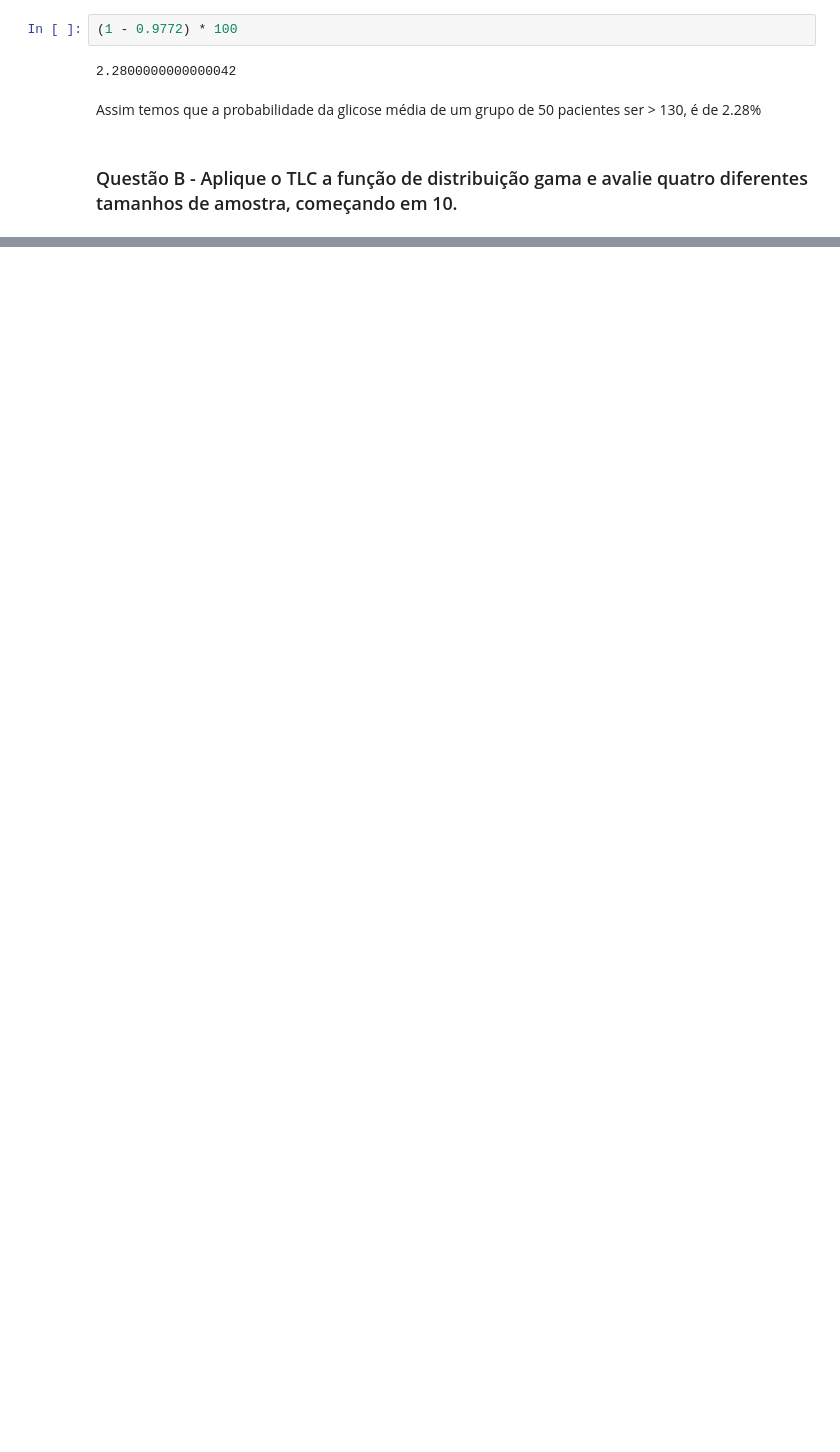
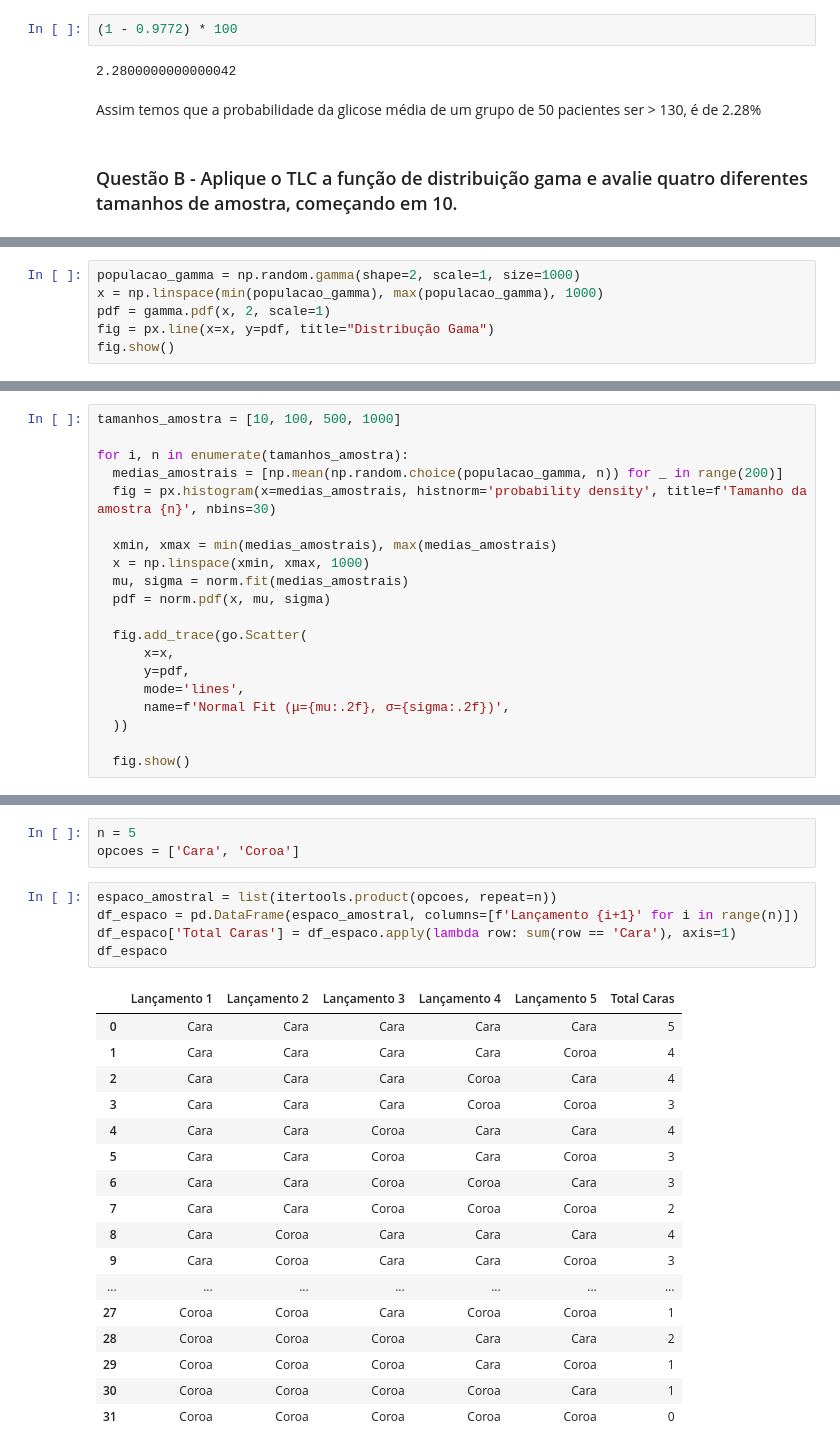
Before and after one commit to FantySantos/Estatistica_e_LLMs, a Jupyter notebook: Atividade_1_parte_2.ipynb, the cells around one changed output, grey strips where cells are left out. Drawn from its saved outputs; the diff is of its cells as text; blank space fills up the shorter version.

```diff
--- a/Atividade_1_parte_2.ipynb
+++ b/Atividade_1_parte_2.ipynb
@@ -187,0 +192,6 @@ Assim temos que a probabilidade da glicose média de um grupo de 50 pacientes se
+# %%
+populacao_gamma = np.random.gamma(shape=2, scale=1, size=1000)
+x = np.linspace(min(populacao_gamma), max(populacao_gamma), 1000)
+pdf = gamma.pdf(x, 2, scale=1)
+fig = px.line(x=x, y=pdf, title="Distribução Gama")
+fig.show()
@@ -187,0 +202,20 @@ Assim temos que a probabilidade da glicose média de um grupo de 50 pacientes se
+# %%
+tamanhos_amostra = [10, 100, 500, 1000]
+
+for i, n in enumerate(tamanhos_amostra):
+  medias_amostrais = [np.mean(np.random.choice(populacao_gamma, n)) for _ in range(200)]
+  fig = px.histogram(x=medias_amostrais, histnorm='probability density', title=f'Tamanho da amostra {n}', nbins=30)
+
+  xmin, xmax = min(medias_amostrais), max(medias_amostrais)
+  x = np.linspace(xmin, xmax, 1000)
+  mu, sigma = norm.fit(medias_amostrais)
+  pdf = norm.pdf(x, mu, sigma)
+
+  fig.add_trace(go.Scatter(
+      x=x,
+      y=pdf,
+      mode='lines',
+      name=f'Normal Fit (μ={mu:.2f}, σ={sigma:.2f})',
+  ))
+
+  fig.show()
@@ -187,0 +239,26 @@ Assim temos que a probabilidade da glicose média de um grupo de 50 pacientes se
+# %%
+n = 5
+opcoes = ['Cara', 'Coroa']
+# %%
+espaco_amostral = list(itertools.product(opcoes, repeat=n))
+df_espaco = pd.DataFrame(espaco_amostral, columns=[f'Lançamento {i+1}' for i in range(n)])
+df_espaco['Total Caras'] = df_espaco.apply(lambda row: sum(row == 'Cara'), axis=1)
+df_espaco
+# %% [output]
+|  | Lançamento 1 | Lançamento 2 | Lançamento 3 | Lançamento 4 | Lançamento 5 | Total Caras |
+| 0 | Cara | Cara | Cara | Cara | Cara | 5 |
+| 1 | Cara | Cara | Cara | Cara | Coroa | 4 |
+| 2 | Cara | Cara | Cara | Coroa | Cara | 4 |
+| 3 | Cara | Cara | Cara | Coroa | Coroa | 3 |
+| 4 | Cara | Cara | Coroa | Cara | Cara | 4 |
+| 5 | Cara | Cara | Coroa | Cara | Coroa | 3 |
+| 6 | Cara | Cara | Coroa | Coroa | Cara | 3 |
+| 7 | Cara | Cara | Coroa | Coroa | Coroa | 2 |
+| 8 | Cara | Coroa | Cara | Cara | Cara | 4 |
+| 9 | Cara | Coroa | Cara | Cara | Coroa | 3 |
+| ... | ... | ... | ... | ... | ... | ... |
+| 27 | Coroa | Coroa | Cara | Coroa | Coroa | 1 |
+| 28 | Coroa | Coroa | Coroa | Cara | Cara | 2 |
+| 29 | Coroa | Coroa | Coroa | Cara | Coroa | 1 |
+| 30 | Coroa | Coroa | Coroa | Coroa | Cara | 1 |
+| 31 | Coroa | Coroa | Coroa | Coroa | Coroa | 0 |
```
Also changed, not shown: parts of 15 cells of this notebook.
